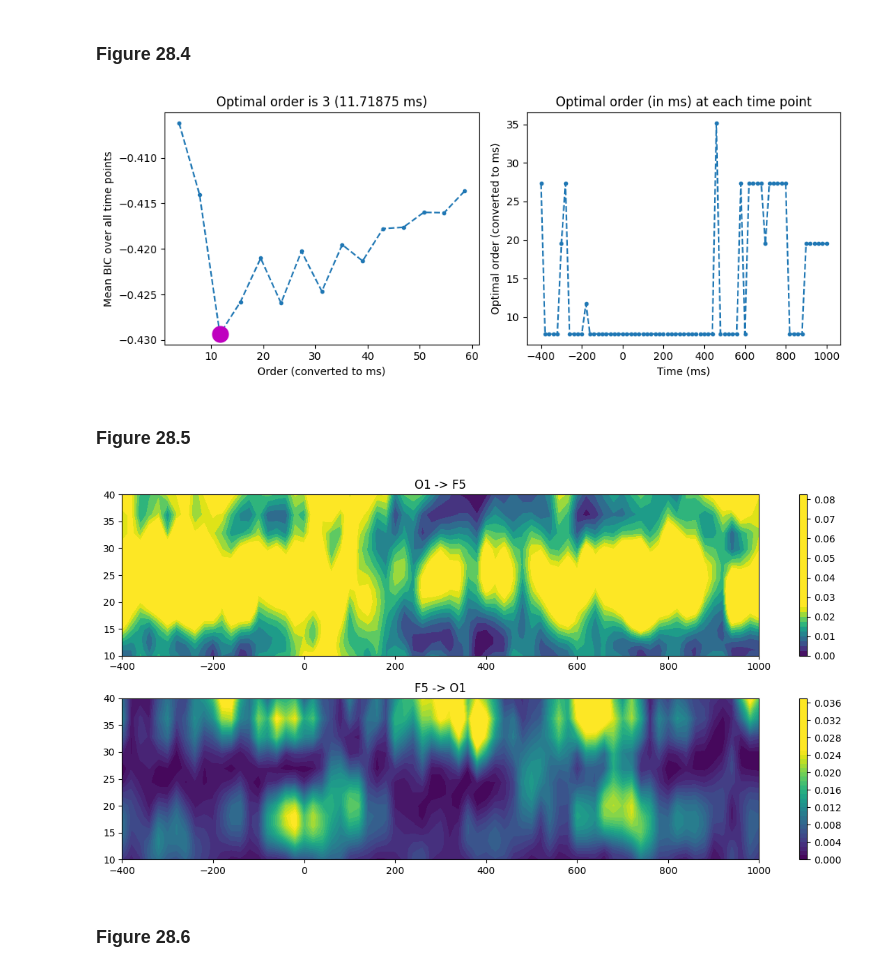
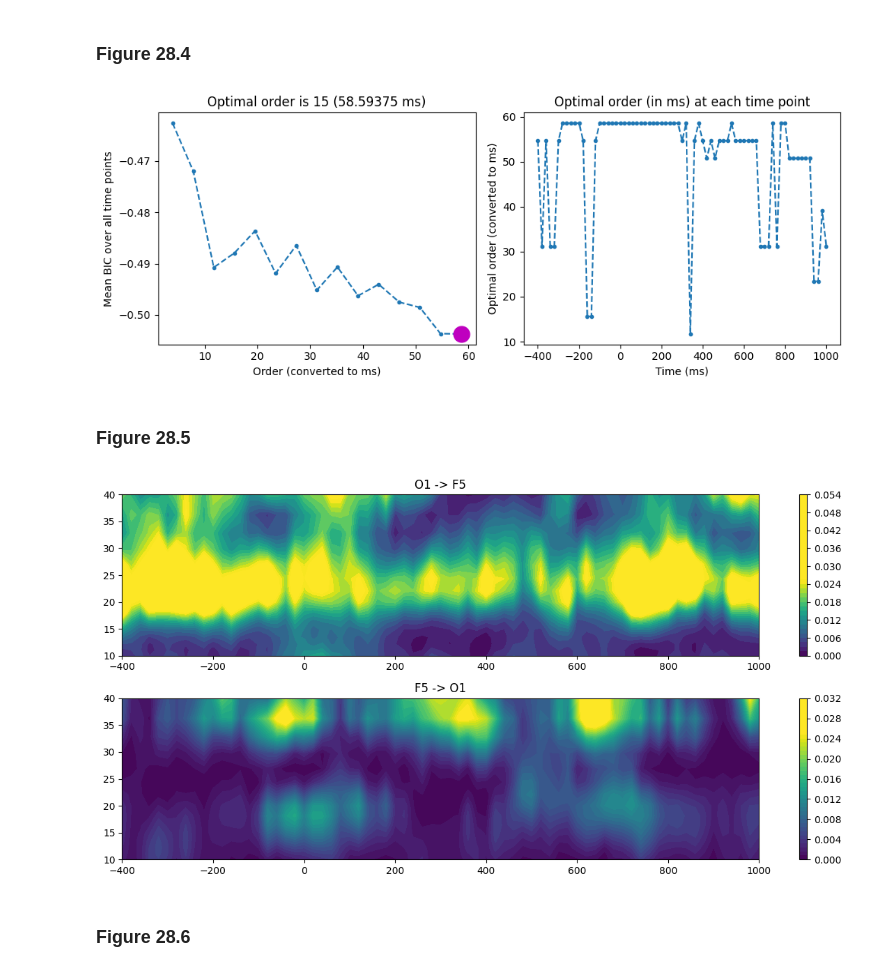
Before and after one commit to agencyenterprise/AnalyzingNeuralTimeSeries-Python, a Jupyter notebook: nbs/chapter28.ipynb, the cells around one changed output. Cells and saved outputs as stored; diff of their text form; code cells hidden in the pictures.

```diff
--- a/nbs/chapter28.ipynb
+++ b/nbs/chapter28.ipynb
@@ -121,5 +120,3 @@ plt.show()
 ### Figure 28.3
 
 Note: this cell takes a while to run
-# %%
-tempdata = eegdata[:, times2saveidx[timei] - timewin_points//2:times2saveidx[timei] + timewin_points//2 - ((timewin_points+1)%2) + 1, :]
@@ -237,7 +213,7 @@ plt.plot(bestbic_idx * (1000 / EEG['srate'][0, 0]), mean_bic[bestbic_idx-1], 'mo
 plt.title(f'Optimal order is {bestbic_idx} ({bestbic_idx * (1000 / EEG["srate"][0, 0])} ms)')
 
 plt.subplot(122)
-bic_per_timepoint = np.argmin(bic, axis=1)
+bic_per_timepoint = np.argmin(bic, axis=1) + 1
 plt.plot(times2save, bic_per_timepoint * (1000 / EEG['srate'][0, 0]), '--.')
 plt.xlabel('Time (ms)')
 plt.ylabel('Optimal order (converted to ms)')
@@ -246,7 +222,7 @@ plt.title('Optimal order (in ms) at each time point')
 plt.tight_layout()
 plt.show()
 # %% [output]
-[figure, old version]
+[figure, new version]
 # %% [markdown]
 ### Figure 28.5
 # %%
@@ -268,54 +244,53 @@ for timei in range(len(times2save)):
 
     # Detrend and zscore all data
     for triali in range(EEG['trials'][0, 0]):
-        tempdata[0, :, triali] = zscore(detrend(tempdata[0, :, triali], axis=0), axis=0)
-        tempdata[1, :, triali] = zscore(detrend(tempdata[1, :, triali], axis=0), axis=0)
+        tempdata[0, :, triali] = zscore(detrend(tempdata[0, :, triali], axis=0), ddof=1, axis=0)
+        tempdata[1, :, triali] = zscore(detrend(tempdata[1, :, triali], axis=0), ddof=1, axis=0)
 
     # Reshape tempdata for VAR
-    tempdata = np.reshape(tempdata, (2, timewin_points * EEG['trials'][0][0]), 'F').T
+    tempdata = np.reshape(tempdata, (2, timewin_points * EEG['trials'][0][0]), 'F')
 
-    # Fit VAR model
-    var_model = VAR(tempdata)
-    var_results = var_model.fit(maxlags=order_points)
-    Axy = var_results.coefs
-    E = var_results.sigma_u
+    # Fit AR models
+    Ax, Ex, _ = armorf(tempdata[0, :][np.newaxis, :], EEG['trials'][0][0], timewin_points, order_points)
+    Ay, Ey, _ = armorf(tempdata[1, :][np.newaxis, :], EEG['trials'][0][0], timewin_points, order_points)
+    Axy, E, _ = armorf(tempdata, EEG['trials'][0][0], timewin_points, order_points)
 
     # corrected covariance
     eyx = E[1, 1] - E[0, 1]**2/E[0, 0]
     exy = E[0, 0] - E[1, 0]**2/E[1, 1]
     N = len(E)
 
     # Compute Granger causality for each frequency
     for fi, freq in enumerate(frequencies):
         # Compute the transfer function matrix (Fourier transform of the VAR coefficients)
         H = np.eye(N, dtype=complex)
         for m in range(order_points):
-            H += Axy[m] * np.exp(-1j * m * 2 * np.pi * freq / EEG['srate'][0, 0])
+            H += Axy[:, m*N:(m+1)*N] * np.exp(-1j * (m+1) * 2 * np.pi * freq / EEG['srate'][0, 0])
 
         # Compute the spectral density matrix
         Hi = np.linalg.inv(H)
-        S = H @ E @ Hi.conj().T / EEG['srate'][0, 0]
+        S = np.linalg.solve(H, E) @ Hi.T / EEG['srate'][0, 0]
 
         # Compute Granger causality
-        tf_granger[0, fi, timei] = np.log(np.abs(S[1, 1]) / np.abs(S[1, 1] - (H[1, 0] * exy * H[1, 0].conj()) / EEG['srate'][0, 0]))
-        tf_granger[1, fi, timei] = np.log(np.abs(S[0, 0]) / np.abs(S[0, 0] - (H[0, 1] * eyx * H[0, 1].conj()) / EEG['srate'][0, 0]))
+        tf_granger[0, fi, timei] = np.log(np.abs(S[1, 1]) / np.abs(S[1, 1] - (Hi[1, 0] * exy * Hi[1, 0].conj()) / EEG['srate'][0, 0]))
+        tf_granger[1, fi, timei] = np.log(np.abs(S[0, 0]) / np.abs(S[0, 0] - (Hi[0, 1] * eyx * Hi[0, 1].conj()) / EEG['srate'][0, 0]))
 
 # Plot time-frequency Granger causality
 plt.figure(figsize=(12, 6))
 plt.subplot(211)
 plt.contourf(times2save, frequencies, tf_granger[0, :, :], 40, cmap='viridis', vmin=0, vmax=0.025)
 plt.colorbar()
 plt.title(f'{chan1name} -> {chan2name}')
 
 plt.subplot(212)
 plt.contourf(times2save, frequencies, tf_granger[1, :, :], 40, cmap='viridis', vmin=0, vmax=0.025)
 plt.colorbar()
 plt.title(f'{chan2name} -> {chan1name}')
 
 plt.tight_layout()
 plt.show()
 # %% [output]
-[figure, old version]
+[figure, new version]
 # %% [markdown]
 ### Figure 28.6
 # %%
```
Also changed, not shown: parts of 7 cells of this notebook.
